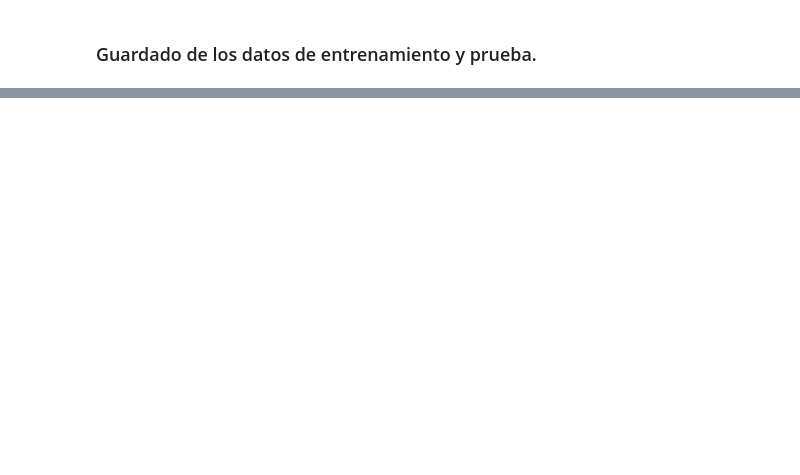
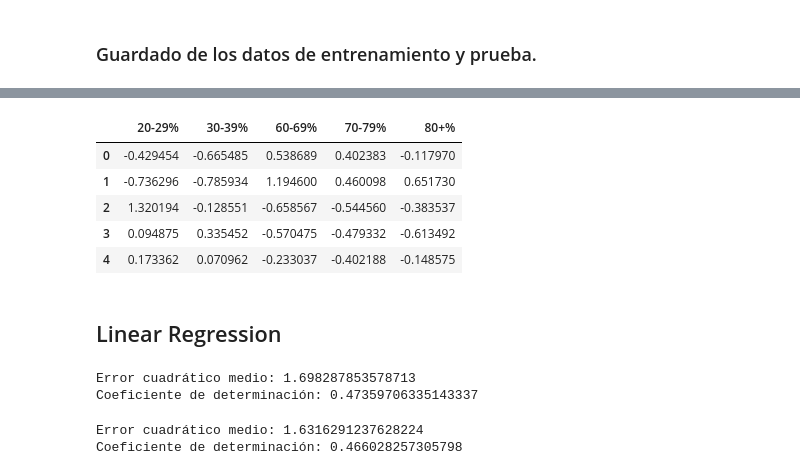
Before and after one commit to IngDiegoMacias/Regularized-Linear-Regression, a Jupyter notebook: src/explore.ipynb, the cells around one changed output, grey strips where cells are left out. Cells and saved outputs as stored; diff of their text form; code cells hidden in the pictures; blank space fills up the shorter version.

```diff
--- a/src/explore.ipynb
+++ b/src/explore.ipynb
@@ -324,0 +335,21 @@ X_test_sel.to_csv("Test.csv", index=False)
+# %%
+num_variables = ["20-29%", "30-39%", "60-69%", "70-79%", "80+%"]
+
+X_train = train.drop("Heart disease_prevalence", axis = 1)[num_variables]
+y_train = train["Heart disease_prevalence"]
+y_train = pd.to_numeric(y_train)
+
+X_test = test.drop("Heart disease_prevalence", axis = 1)[num_variables]
+y_test = test["Heart disease_prevalence"]
+y_test = pd.to_numeric(y_test)
+# %%
+X_train.head()
+# %% [output]
+|  | 20-29% | 30-39% | 60-69% | 70-79% | 80+% |
+| 0 | -0.429454 | -0.665485 | 0.538689 | 0.402383 | -0.117970 |
+| 1 | -0.736296 | -0.785934 | 1.194600 | 0.460098 | 0.651730 |
+| 2 | 1.320194 | -0.128551 | -0.658567 | -0.544560 | -0.383537 |
+| 3 | 0.094875 | 0.335452 | -0.570475 | -0.479332 | -0.613492 |
+| 4 | 0.173362 | 0.070962 | -0.233037 | -0.402188 | -0.148575 |
+# %% [markdown]
+## Linear Regression
@@ -324,0 +363,14 @@ X_test_sel.to_csv("Test.csv", index=False)
+# %%
+from sklearn.metrics import mean_squared_error, r2_score
+
+print(f"Error cuadrático medio: {mean_squared_error(y_test, y_pred_LR)}")
+print(f"Coeficiente de determinación: {r2_score(y_test, y_pred_LR)}")
+# %% [output]
+Error cuadrático medio: 1.698287853578713
+Coeficiente de determinación: 0.47359706335143337
+# %%
+print(f"Error cuadrático medio: {mean_squared_error(y_train, y_pred_train_LR)}")
+print(f"Coeficiente de determinación: {r2_score(y_train, y_pred_train_LR)}")
+# %% [output]
+Error cuadrático medio: 1.6316291237628224
+Coeficiente de determinación: 0.466028257305798
```
Also changed, not shown: parts of 12 cells of this notebook, 2 other files.
